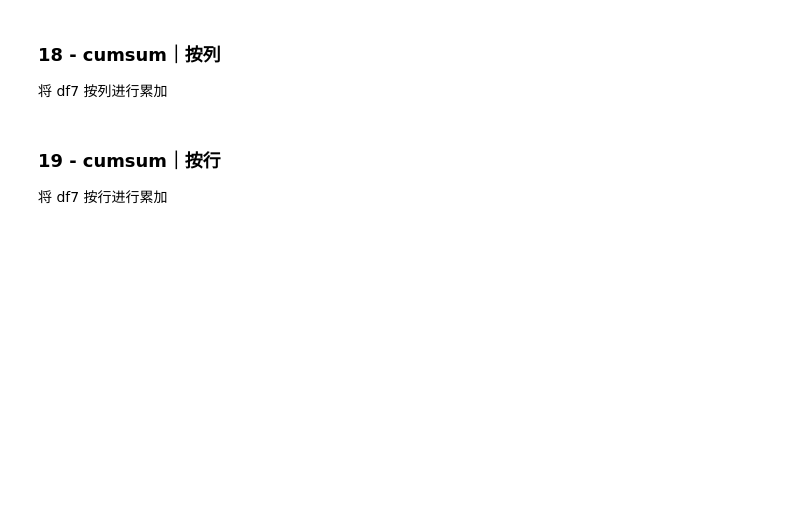
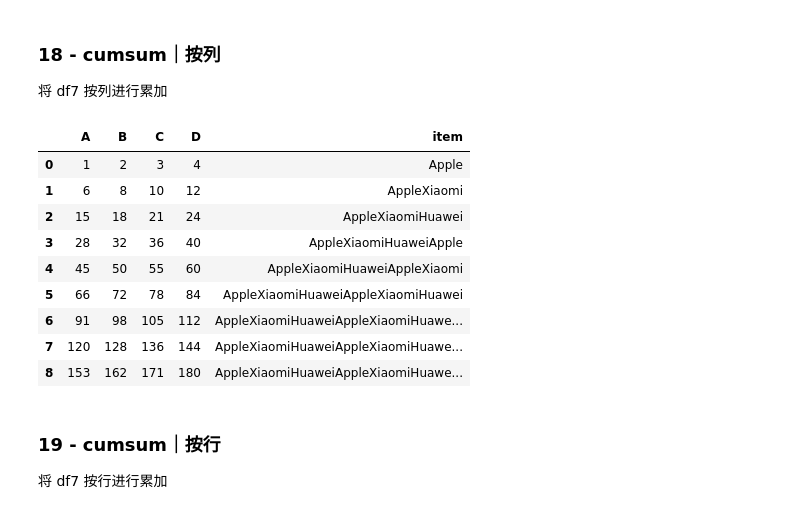
Before and after one commit to zhuzhuruan/Python_Learning, a Jupyter notebook: 4_[Pandas进阶修炼300题] 答案版/9 - 更多未提及操作/更多未提及的操作.ipynb, the cells around one changed output. Saved outputs shown, nothing was run; the diff lists cells and outputs as text; code cells hidden in the pictures; blank space fills up the shorter version.

```diff
--- a/4_[Pandas进阶修炼300题] 答案版/9 - 更多未提及操作/更多未提及的操作.ipynb
+++ b/4_[Pandas进阶修炼300题] 答案版/9 - 更多未提及操作/更多未提及的操作.ipynb
@@ -393,6 +419,19 @@ df7['item'] = ['Apple','Xiaomi','Huawei'] * 3
 ### 18 - cumsum｜按列
 
 将 df7 按列进行累加
+# %%
+df7.cumsum()
+# %% [output]
+|  | A | B | C | D | item |
+| 0 | 1 | 2 | 3 | 4 | Apple |
+| 1 | 6 | 8 | 10 | 12 | AppleXiaomi |
+| 2 | 15 | 18 | 21 | 24 | AppleXiaomiHuawei |
+| 3 | 28 | 32 | 36 | 40 | AppleXiaomiHuaweiApple |
+| 4 | 45 | 50 | 55 | 60 | AppleXiaomiHuaweiAppleXiaomi |
+| 5 | 66 | 72 | 78 | 84 | AppleXiaomiHuaweiAppleXiaomiHuawei |
+| 6 | 91 | 98 | 105 | 112 | AppleXiaomiHuaweiAppleXiaomiHuawe... |
+| 7 | 120 | 128 | 136 | 144 | AppleXiaomiHuaweiAppleXiaomiHuawe... |
+| 8 | 153 | 162 | 171 | 180 | AppleXiaomiHuaweiAppleXiaomiHuawe... |
 # %% [markdown]
 ### 19 - cumsum｜按行
 
```
Also changed, not shown: parts of 14 cells of this notebook, 3 other files.
